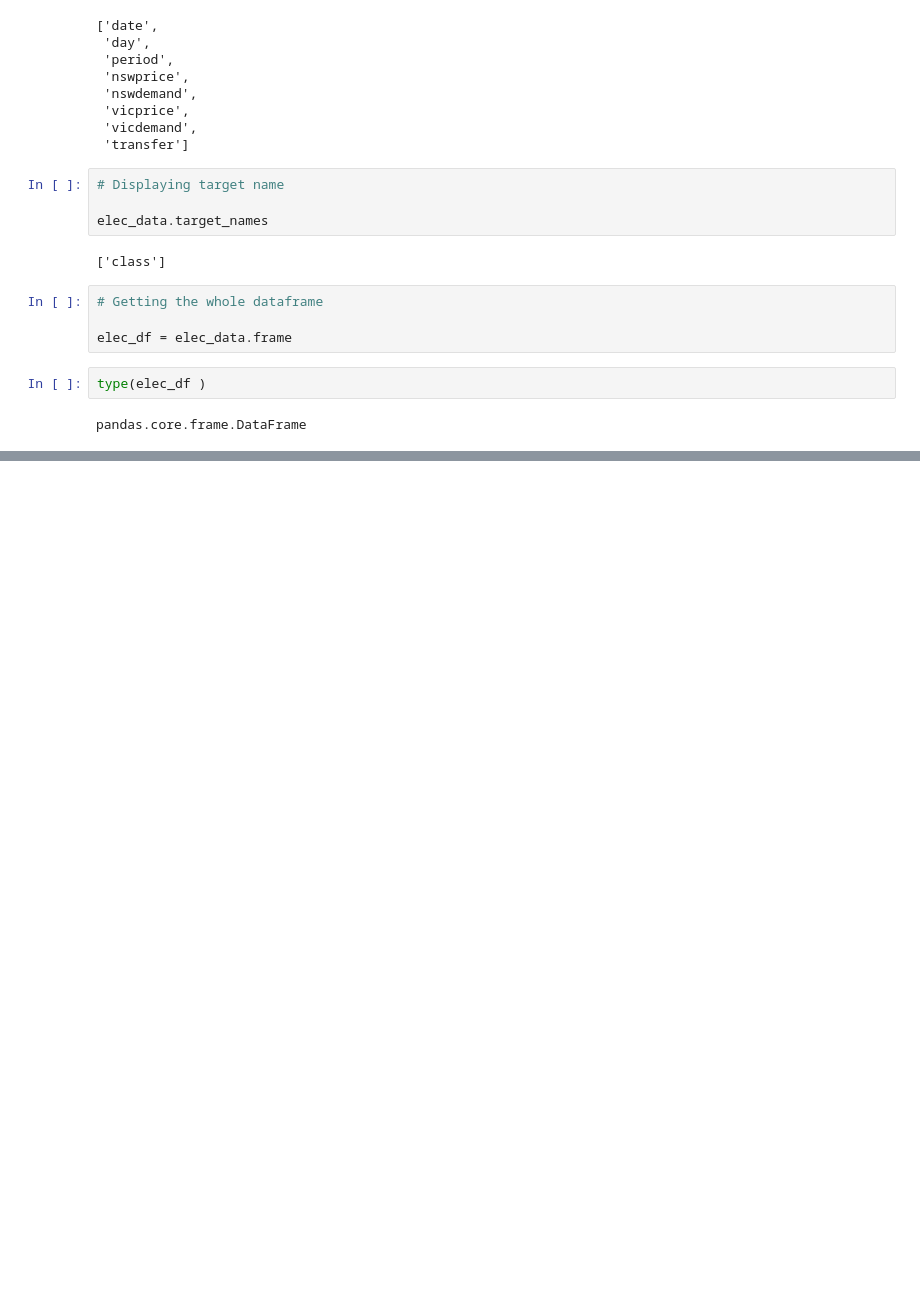
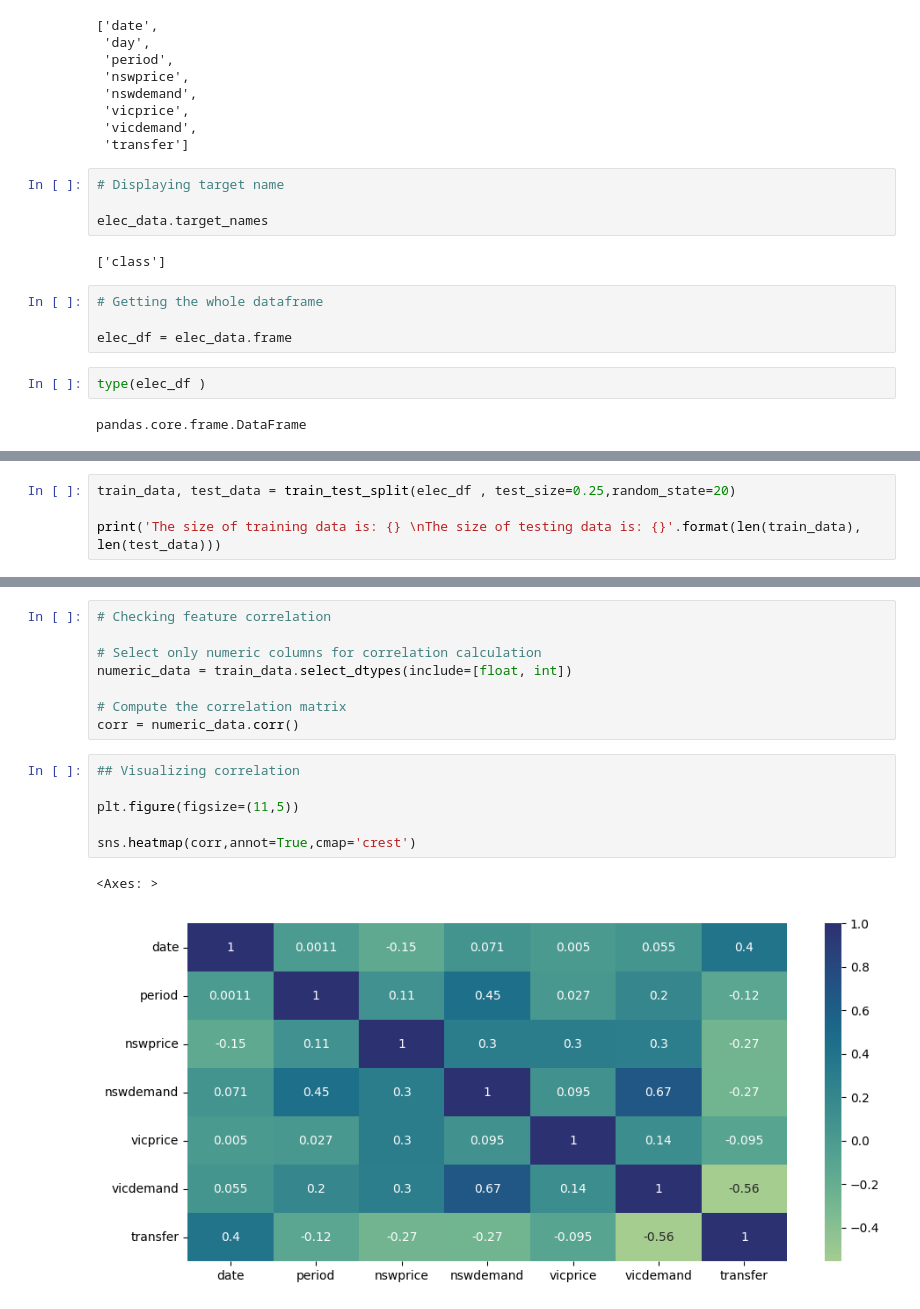
Before and after one commit to Slimcent/Classificatio_Jupyter_Files, a Jupyter notebook: Predicting the increase or decrease of electricity prices.ipynb, the cells around one changed output, grey strips where cells are left out. Cells and saved outputs as stored; diff of their text form; blank space fills up the shorter version.

Commit message:
exploratory data analysis, Predicting the increase or decrease of electricity prices

```diff
--- a/Predicting the increase or decrease of electricity prices.ipynb
+++ b/Predicting the increase or decrease of electricity prices.ipynb
@@ -89,0 +90,4 @@ pandas.core.frame.DataFrame
+# %%
+train_data, test_data = train_test_split(elec_df , test_size=0.25,random_state=20)
+
+print('The size of training data is: {} \nThe size of testing data is: {}'.format(len(train_data), len(test_data)))
@@ -89,0 +172,17 @@ pandas.core.frame.DataFrame
+# %%
+# Checking feature correlation
+
+# Select only numeric columns for correlation calculation
+numeric_data = train_data.select_dtypes(include=[float, int])
+
+# Compute the correlation matrix
+corr = numeric_data.corr()
+# %%
+## Visualizing correlation
+
+plt.figure(figsize=(11,5))
+
+sns.heatmap(corr,annot=True,cmap='crest')
+# %% [output]
+<Axes: >
+[figure, added]
```
Also changed, not shown: parts of 9 cells of this notebook.
